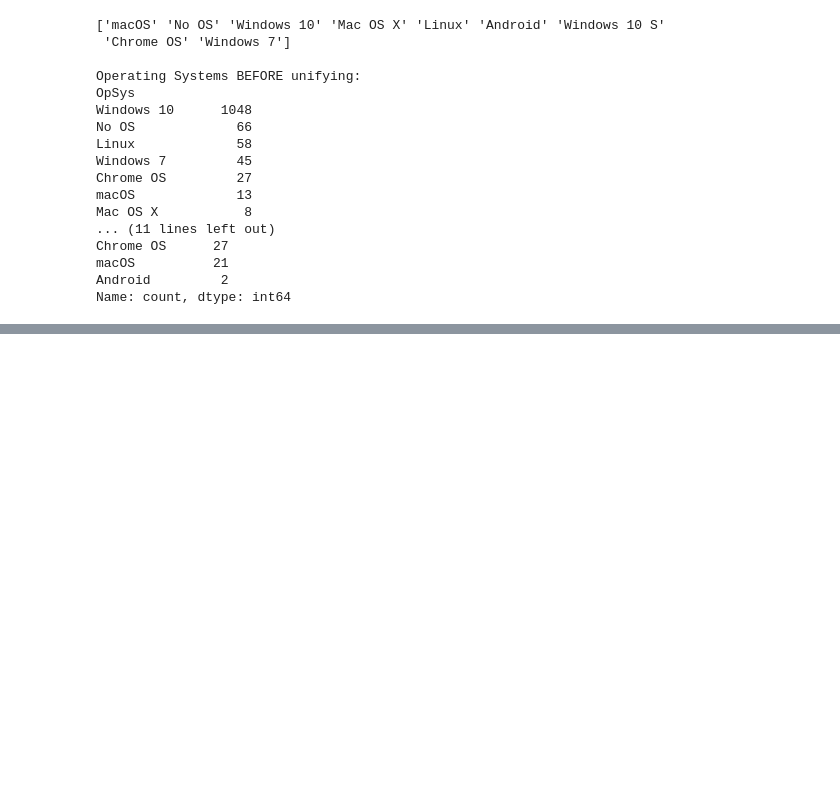
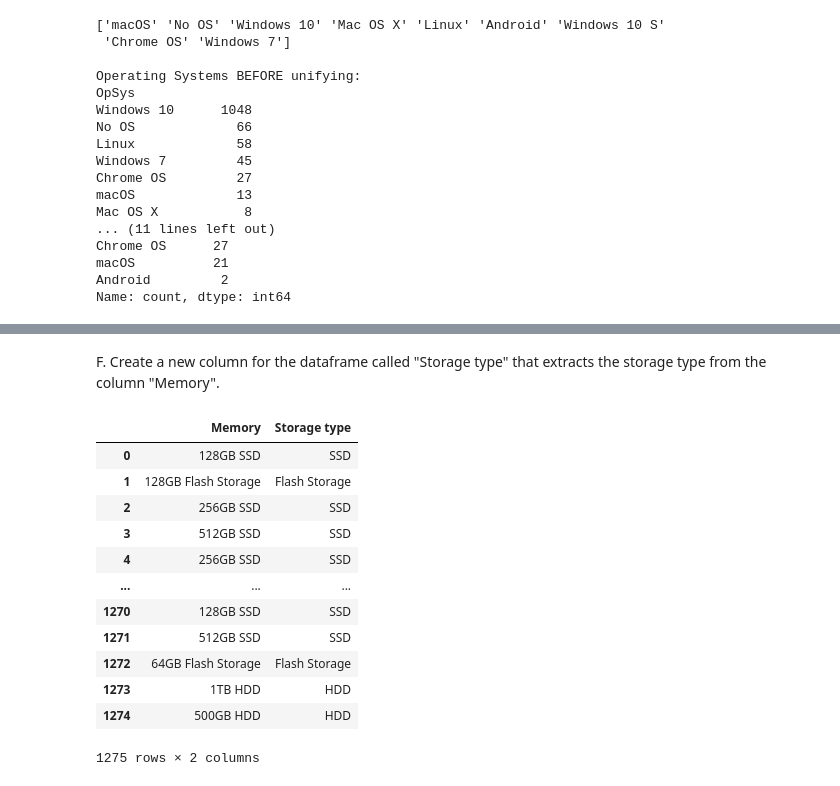
Before and after one commit to hila-yogev/Mini_Project_1_GIT, a Jupyter notebook: Mini_Project_1.ipynb, the cells around one changed output, grey strips where cells are left out. Saved outputs shown, nothing was run; the diff lists cells and outputs as text; code cells hidden in the pictures; blank space fills up the shorter version.

```diff
--- a/Mini_Project_1.ipynb
+++ b/Mini_Project_1.ipynb
@@ -227,0 +323,42 @@ Name: count, dtype: int64
+# %% [markdown]
+F. Create a new column for the dataframe called "Storage type" that extracts the storage type from the column "Memory".
+# %%
+def extract_storage_type(memory):
+#  Reads the "Memory" text and returns only the storage type
+
+    # Detect combined storage types first
+    if "SSD" in memory and "HDD" in memory:
+        return "SSD + HDD"
+    # Detect single storage types
+    elif "SSD" in memory:
+        return "SSD"
+    elif "HDD" in memory:
+        return "HDD"
+    elif "Hybrid" in memory:
+        return "Hybrid"
+    elif "eMMC" in memory:
+        return "eMMC"
+    elif "Flash Storage" in memory:
+        return "Flash Storage"
+    else:
+        return "Unknown"
+
+# Create the new column
+df["Storage type"] = df["Memory"].apply(extract_storage_type)
+
+# New column preview
+df[["Memory", "Storage type"]]
+# %% [output]
+|  | Memory | Storage type |
+| 0 | 128GB SSD | SSD |
+| 1 | 128GB Flash Storage | Flash Storage |
+| 2 | 256GB SSD | SSD |
+| 3 | 512GB SSD | SSD |
+| 4 | 256GB SSD | SSD |
+| ... | ... | ... |
+| 1270 | 128GB SSD | SSD |
+| 1271 | 512GB SSD | SSD |
+| 1272 | 64GB Flash Storage | Flash Storage |
+| 1273 | 1TB HDD | HDD |
+| 1274 | 500GB HDD | HDD |
+1275 rows × 2 columns
```
Also changed, not shown: parts of 5 cells of this notebook.
